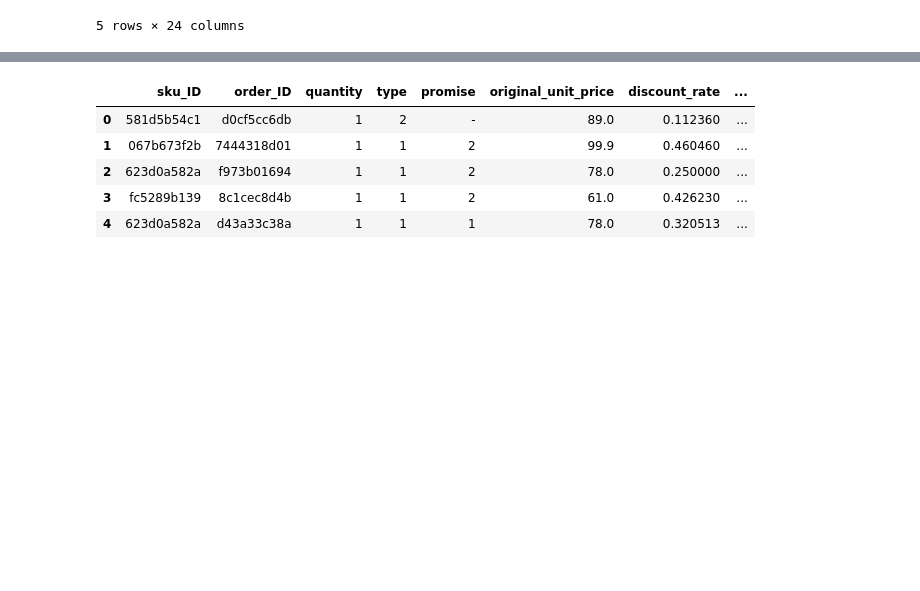
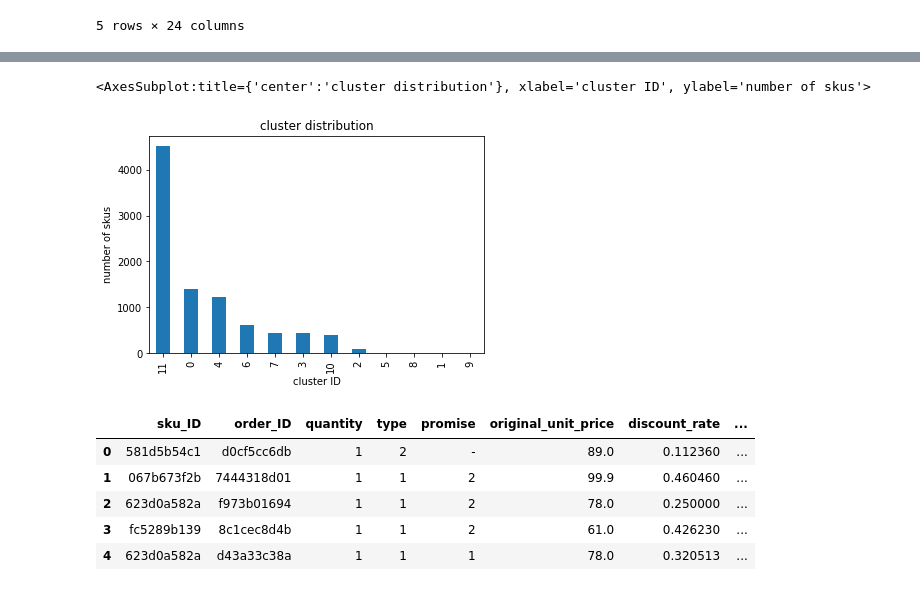
Before and after one commit to tianlei9581/DemandPredictionJD, a Jupyter notebook: order_aggregation_Lei.ipynb, the cells around one changed output, grey strips where cells are left out. Saved outputs shown, nothing was run; the diff lists cells and outputs as text; code cells hidden in the pictures; blank space fills up the shorter version.

```diff
--- a/order_aggregation_Lei.ipynb
+++ b/order_aggregation_Lei.ipynb
@@ -19,3 +35,8 @@ sku_with_cluster.head()
+# %%
+sku_with_cluster['cluster_id'].value_counts().plot(kind = 'bar', xlabel = 'cluster ID', ylabel = 'number of skus', title = 'cluster distribution')
+# %% [output]
+<AxesSubplot:title={'center':'cluster distribution'}, xlabel='cluster ID', ylabel='number of skus'>
+[figure, added]
 # %%
 order_new = pd.read_csv('order_after_engineer.csv')
 order_new.head()
```
Also changed, not shown: parts of 2 cells of this notebook, 2 other files.
